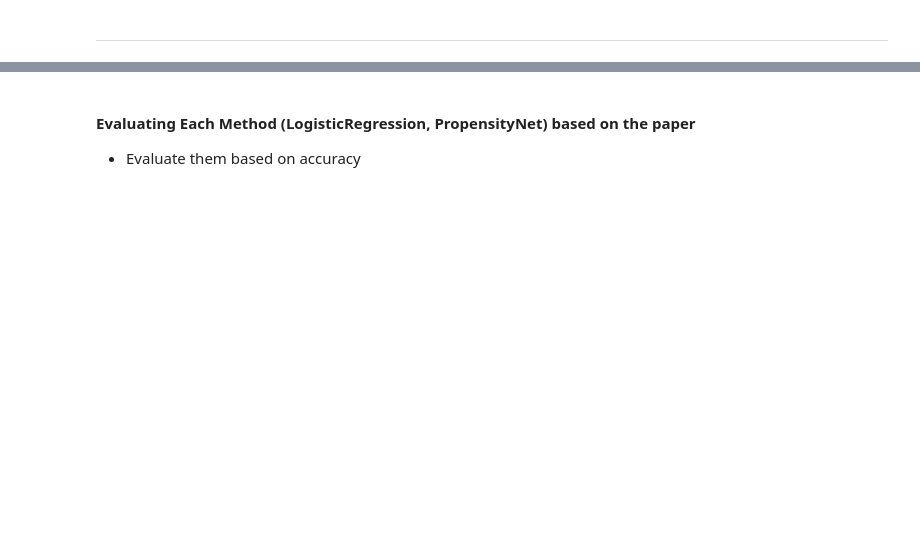
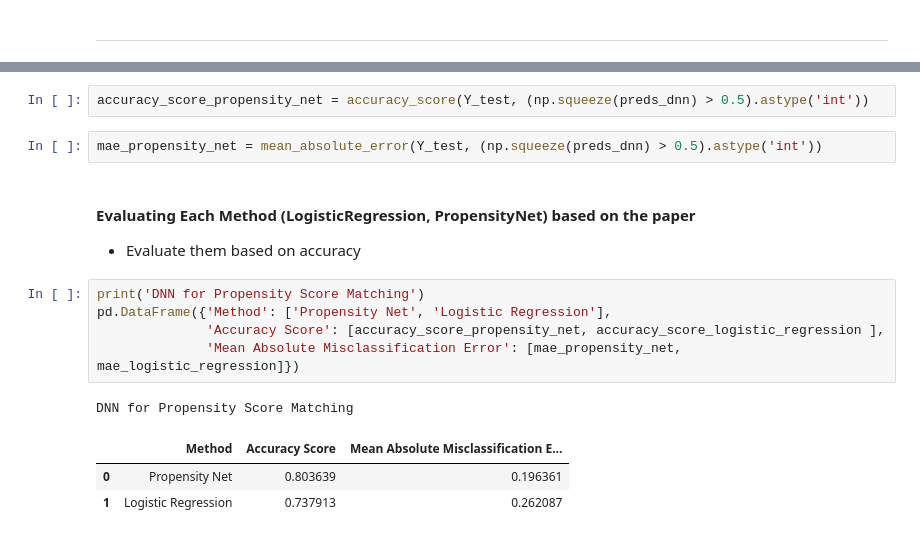
Before and after one commit to juanpi19/final-project-dso569, a Jupyter notebook: DeepL_code_Sameer.ipynb, the cells around one changed output, grey strips where cells are left out. Drawn from its saved outputs; the diff is of its cells as text; blank space fills up the shorter version.

```diff
--- a/DeepL_code_Sameer.ipynb
+++ b/DeepL_code_Sameer.ipynb
@@ -351,5 +342,19 @@ array([0.34013438, 0.34013438, 0.34013438, ..., 0.34013438, 0.34013438,
+# %%
+accuracy_score_propensity_net = accuracy_score(Y_test, (np.squeeze(preds_dnn) > 0.5).astype('int'))
+# %%
+mae_propensity_net = mean_absolute_error(Y_test, (np.squeeze(preds_dnn) > 0.5).astype('int'))
 # %% [markdown]
 #### **Evaluating Each Method (LogisticRegression, PropensityNet) based on the paper**
 
 
 - Evaluate them based on accuracy
+# %%
+print('DNN for Propensity Score Matching')
+pd.DataFrame({'Method': ['Propensity Net', 'Logistic Regression'],
+              'Accuracy Score': [accuracy_score_propensity_net, accuracy_score_logistic_regression ],
+              'Mean Absolute Misclassification Error': [mae_propensity_net, mae_logistic_regression]})
+# %% [output]
+DNN for Propensity Score Matching
+|  | Method | Accuracy Score | Mean Absolute Misclassification E... |
+| 0 | Propensity Net | 0.803639 | 0.196361 |
+| 1 | Logistic Regression | 0.737913 | 0.262087 |
```
Also changed, not shown: parts of 29 cells of this notebook.
